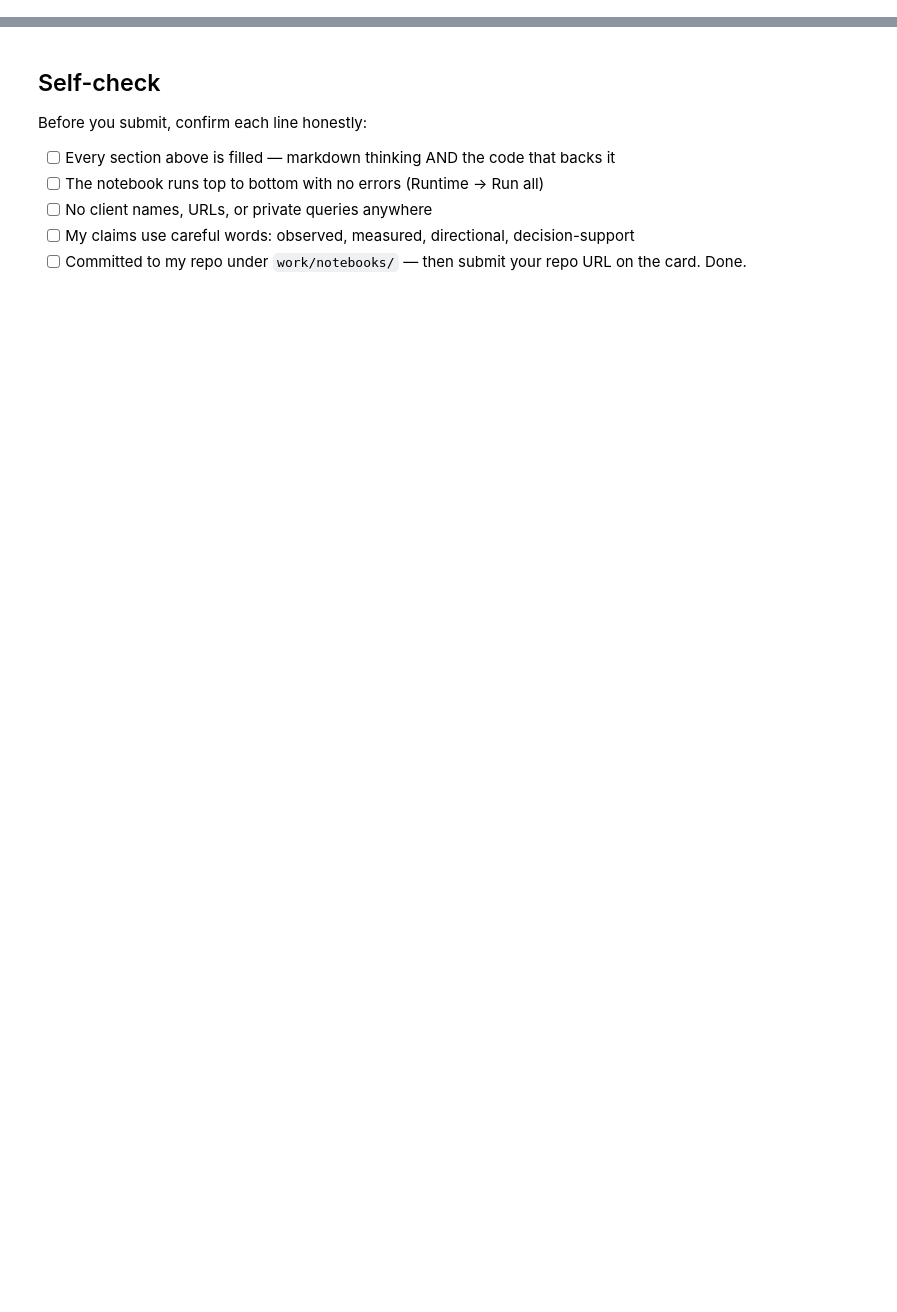
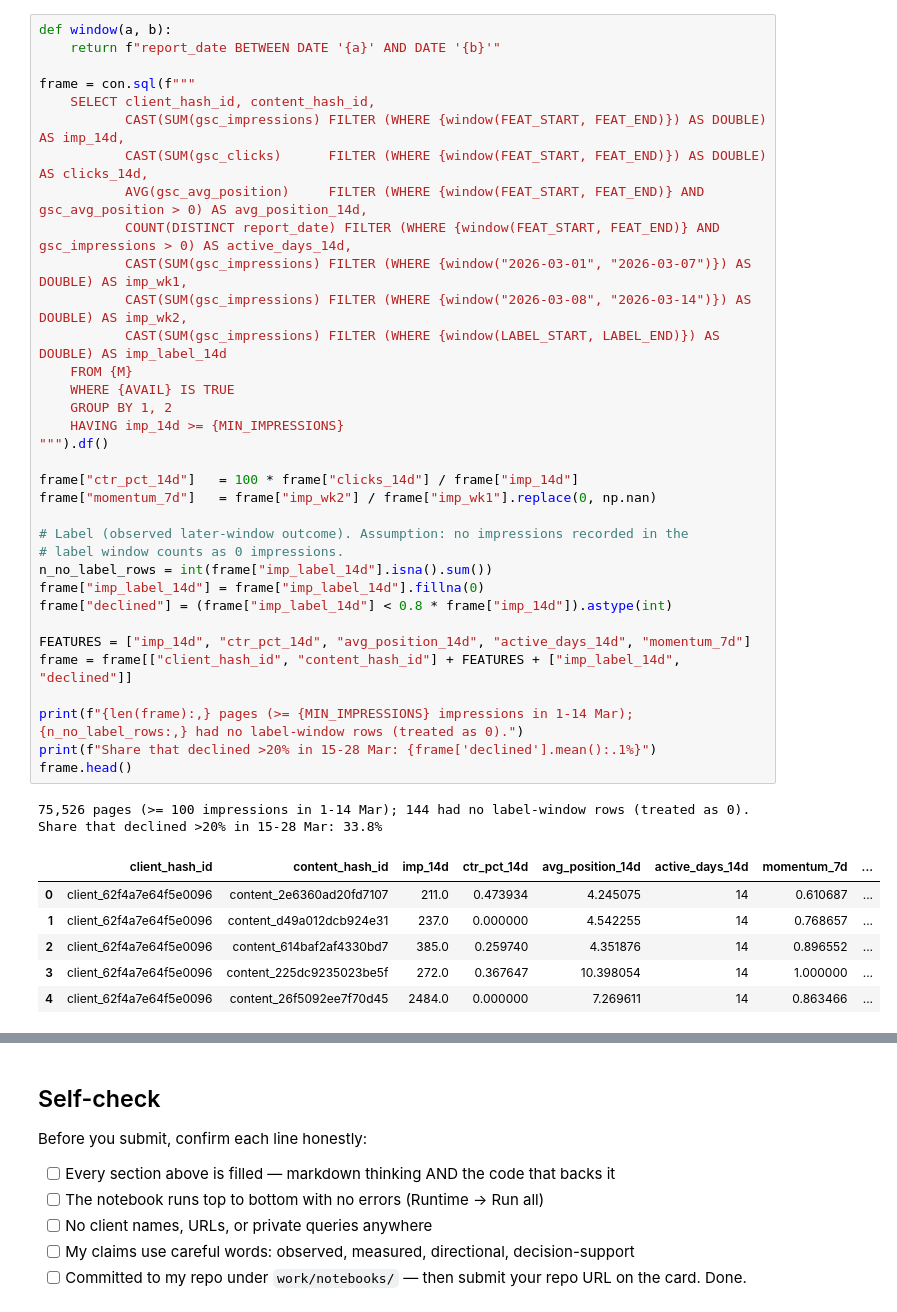
Before and after one commit to yelsebety/Yassin-Flyrank, a Jupyter notebook: work/notebooks/w03_data_contract.ipynb, the cells around one changed output, grey strips where cells are left out. Saved outputs shown, nothing was run; the diff lists cells and outputs as text; blank space fills up the shorter version.

```diff
--- a/work/notebooks/w03_data_contract.ipynb
+++ b/work/notebooks/w03_data_contract.ipynb
@@ -36,0 +152,43 @@ This skeleton is yours to fill. Work the sections **in order** — each one has
+# %%
+def window(a, b):
+    return f"report_date BETWEEN DATE '{a}' AND DATE '{b}'"
+
+frame = con.sql(f"""
+    SELECT client_hash_id, content_hash_id,
+           CAST(SUM(gsc_impressions) FILTER (WHERE {window(FEAT_START, FEAT_END)}) AS DOUBLE)  AS imp_14d,
+           CAST(SUM(gsc_clicks)      FILTER (WHERE {window(FEAT_START, FEAT_END)}) AS DOUBLE)  AS clicks_14d,
+           AVG(gsc_avg_position)     FILTER (WHERE {window(FEAT_START, FEAT_END)} AND gsc_avg_position > 0) AS avg_position_14d,
+           COUNT(DISTINCT report_date) FILTER (WHERE {window(FEAT_START, FEAT_END)} AND gsc_impressions > 0) AS active_days_14d,
+           CAST(SUM(gsc_impressions) FILTER (WHERE {window("2026-03-01", "2026-03-07")}) AS DOUBLE) AS imp_wk1,
+           CAST(SUM(gsc_impressions) FILTER (WHERE {window("2026-03-08", "2026-03-14")}) AS DOUBLE) AS imp_wk2,
+           CAST(SUM(gsc_impressions) FILTER (WHERE {window(LABEL_START, LABEL_END)}) AS DOUBLE) AS imp_label_14d
+    FROM {M}
+    WHERE {AVAIL} IS TRUE
+    GROUP BY 1, 2
+    HAVING imp_14d >= {MIN_IMPRESSIONS}
+""").df()
+
+frame["ctr_pct_14d"]   = 100 * frame["clicks_14d"] / frame["imp_14d"]
+frame["momentum_7d"]   = frame["imp_wk2"] / frame["imp_wk1"].replace(0, np.nan)
+
+# Label (observed later-window outcome). Assumption: no impressions recorded in the
+# label window counts as 0 impressions.
+n_no_label_rows = int(frame["imp_label_14d"].isna().sum())
+frame["imp_label_14d"] = frame["imp_label_14d"].fillna(0)
+frame["declined"] = (frame["imp_label_14d"] < 0.8 * frame["imp_14d"]).astype(int)
+
+FEATURES = ["imp_14d", "ctr_pct_14d", "avg_position_14d", "active_days_14d", "momentum_7d"]
+frame = frame[["client_hash_id", "content_hash_id"] + FEATURES + ["imp_label_14d", "declined"]]
+
+print(f"{len(frame):,} pages (>= {MIN_IMPRESSIONS} impressions in 1-14 Mar); {n_no_label_rows:,} had no label-window rows (treated as 0).")
+print(f"Share that declined >20% in 15-28 Mar: {frame['declined'].mean():.1%}")
+frame.head()
+# %% [output]
+75,526 pages (>= 100 impressions in 1-14 Mar); 144 had no label-window rows (treated as 0).
+Share that declined >20% in 15-28 Mar: 33.8%
+|  | client_hash_id | content_hash_id | imp_14d | ctr_pct_14d | avg_position_14d | active_days_14d | momentum_7d | ... |
+| 0 | client_62f4a7e64f5e0096 | content_2e6360ad20fd7107 | 211.0 | 0.473934 | 4.245075 | 14 | 0.610687 | ... |
+| 1 | client_62f4a7e64f5e0096 | content_d49a012dcb924e31 | 237.0 | 0.000000 | 4.542255 | 14 | 0.768657 | ... |
+| 2 | client_62f4a7e64f5e0096 | content_614baf2af4330bd7 | 385.0 | 0.259740 | 4.351876 | 14 | 0.896552 | ... |
+| 3 | client_62f4a7e64f5e0096 | content_225dc9235023be5f | 272.0 | 0.367647 | 10.398054 | 14 | 1.000000 | ... |
+| 4 | client_62f4a7e64f5e0096 | content_26f5092ee7f70d45 | 2484.0 | 0.000000 | 7.269611 | 14 | 0.863466 | ... |
```
Also changed, not shown: parts of 26 cells of this notebook.
